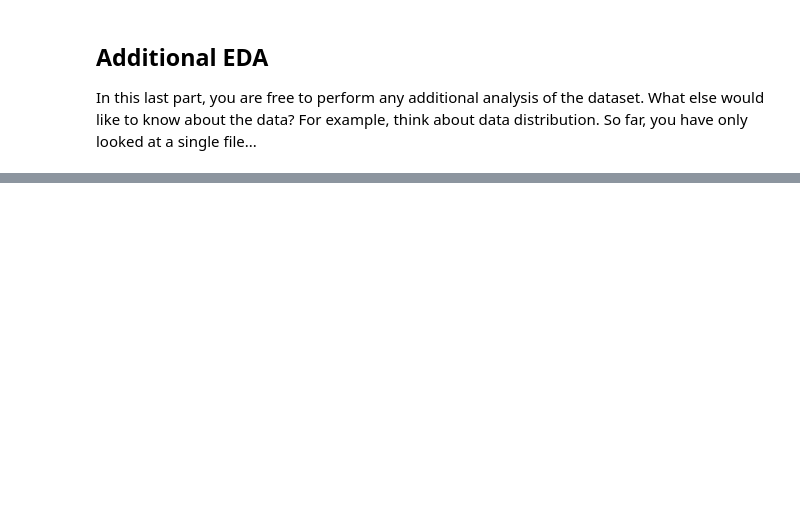
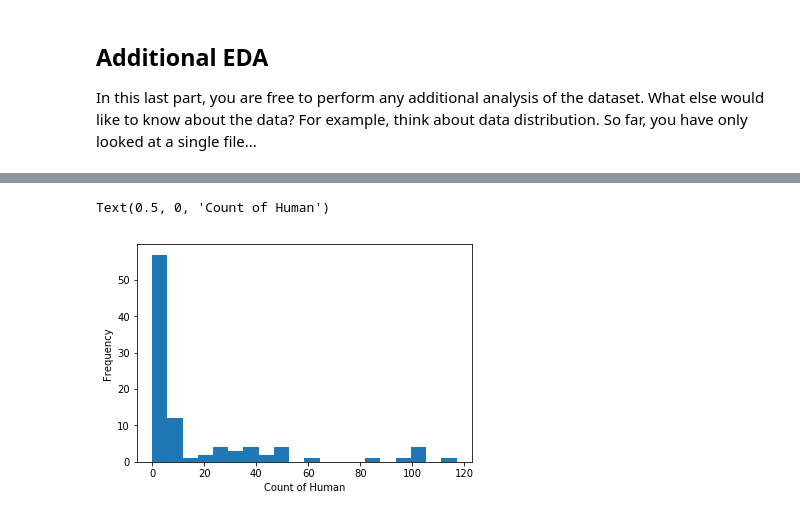
Before and after one commit to arurama/nd013-c1-vision-starter, a Jupyter notebook: Exploratory Data Analysis.ipynb, the cells around one changed output, grey strips where cells are left out. Saved outputs shown, nothing was run; the diff lists cells and outputs as text; code cells hidden in the pictures; blank space fills up the shorter version.

```diff
--- a/Exploratory Data Analysis.ipynb
+++ b/Exploratory Data Analysis.ipynb
@@ -162,0 +253,6 @@ For example, think about data distribution. So far, you have only looked at a si
+# %%
+ax = df['Human'].plot.hist(bins=20)
+ax.set_xlabel('Count of Human')
+# %% [output]
+Text(0.5, 0, 'Count of Human')
+[figure, added]
```
Also changed, not shown: parts of 23 cells of this notebook.
